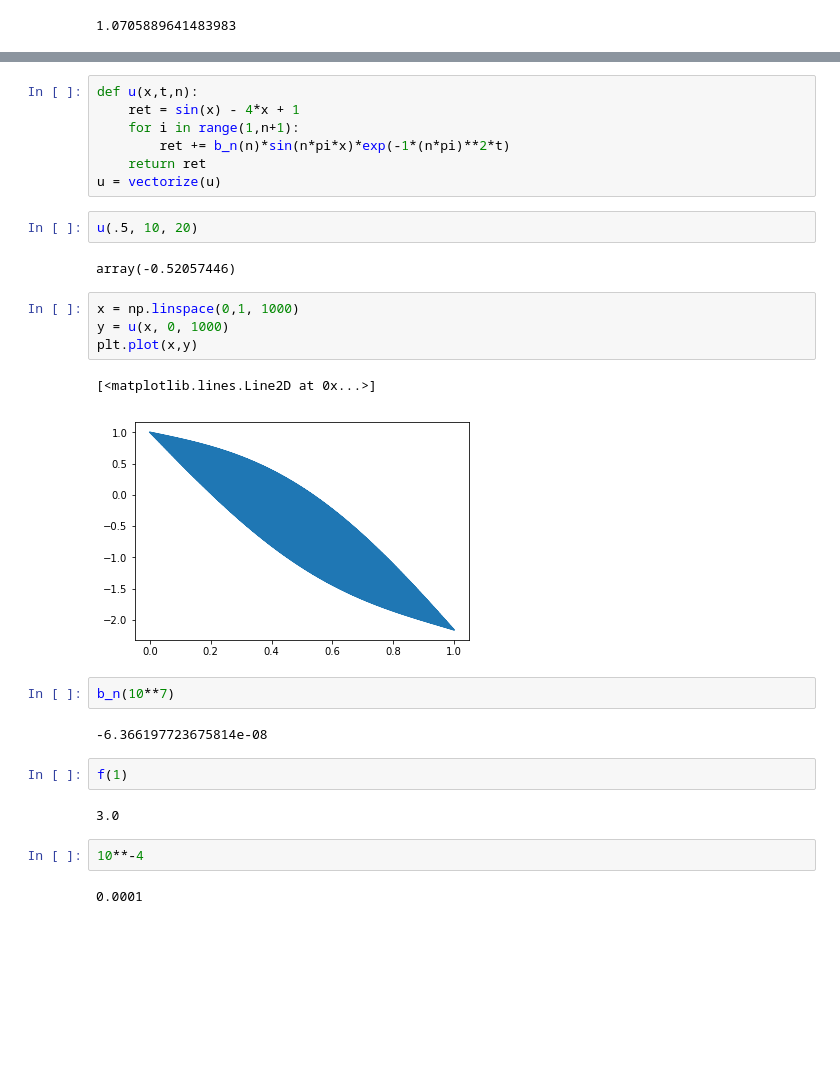
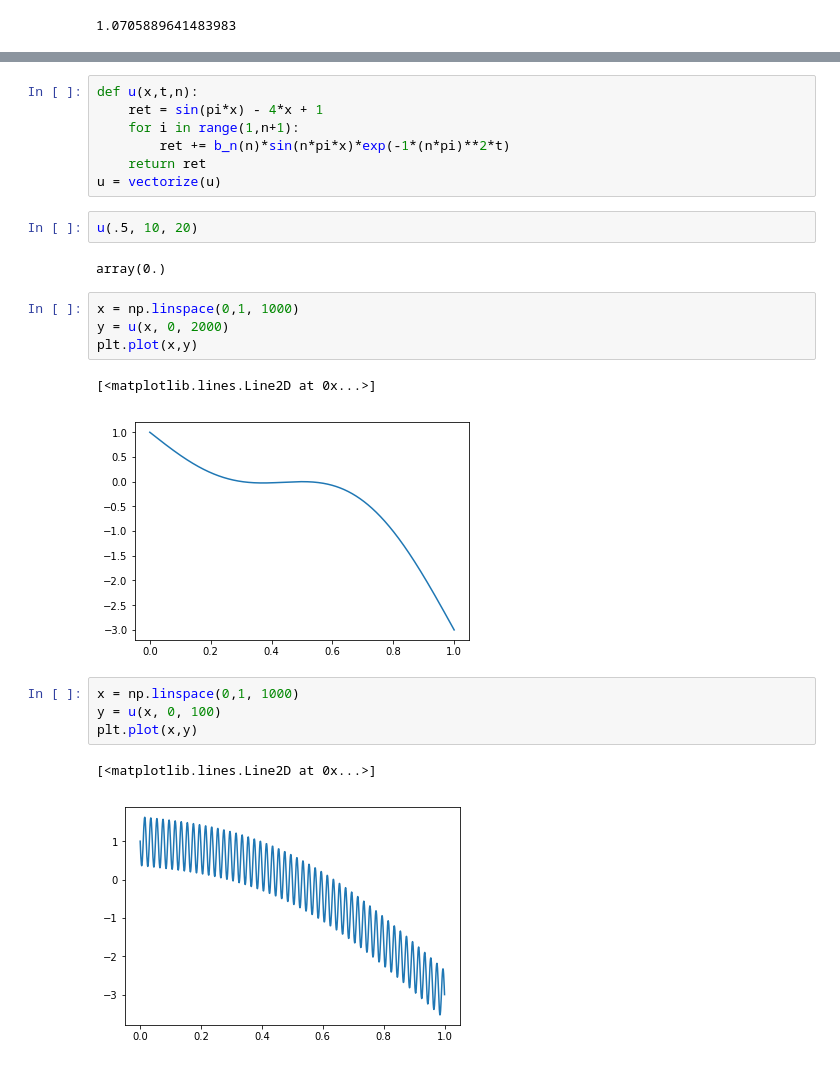
Before and after one commit to shawsa/m537, a Jupyter notebook: Takehome Project 1 Scratch.ipynb, the cells around one changed output, grey strips where cells are left out. Saved outputs shown, nothing was run; the diff lists cells and outputs as text; blank space fills up the shorter version.

```diff
--- a/Takehome Project 1 Scratch.ipynb
+++ b/Takehome Project 1 Scratch.ipynb
@@ -116,7 +116,7 @@ for i in range(1,40):
 0.08162226910654127
 # %%
 def u(x,t,n):
-    ret = sin(x) - 4*x + 1
+    ret = sin(pi*x) - 4*x + 1
     for i in range(1,n+1):
         ret += b_n(n)*sin(n*pi*x)*exp(-1*(n*pi)**2*t)
     return ret
@@ -124,23 +124,18 @@ u = vectorize(u)
 # %%
 u(.5, 10, 20)
 # %% [output]
-array(-0.52057446)
+array(0.)
 # %%
 x = np.linspace(0,1, 1000)
-y = u(x, 0, 1000)
+y = u(x, 0, 2000)
 plt.plot(x,y)
 # %% [output]
 [<matplotlib.lines.Line2D at 0x...>]
-[figure, old version]
+[figure, new version]
-# %%
-b_n(10**7)
-# %% [output]
--6.366197723675814e-08
-# %%
-f(1)
-# %% [output]
-3.0
-# %%
-10**-4
-# %% [output]
-0.0001
+# %%
+x = np.linspace(0,1, 1000)
+y = u(x, 0, 100)
+plt.plot(x,y)
+# %% [output]
+[<matplotlib.lines.Line2D at 0x...>]
+[figure, added]
```
Also changed, not shown: parts of 15 cells of this notebook, 6 other files.
